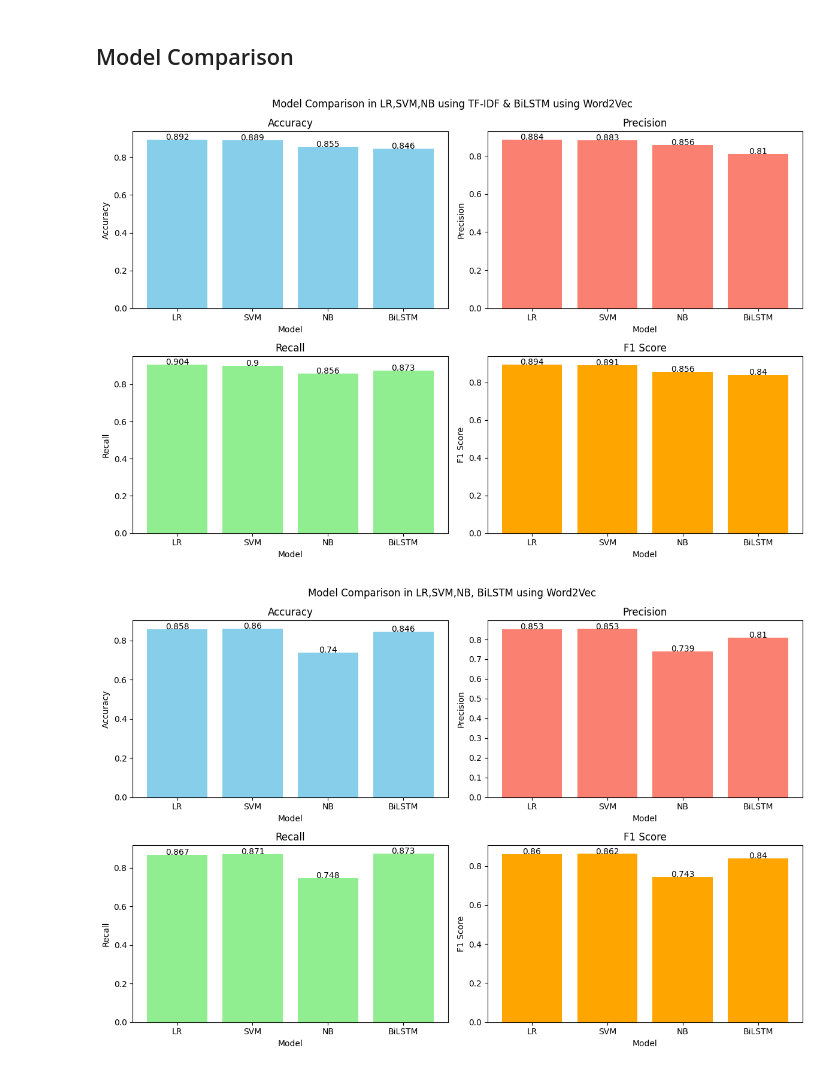
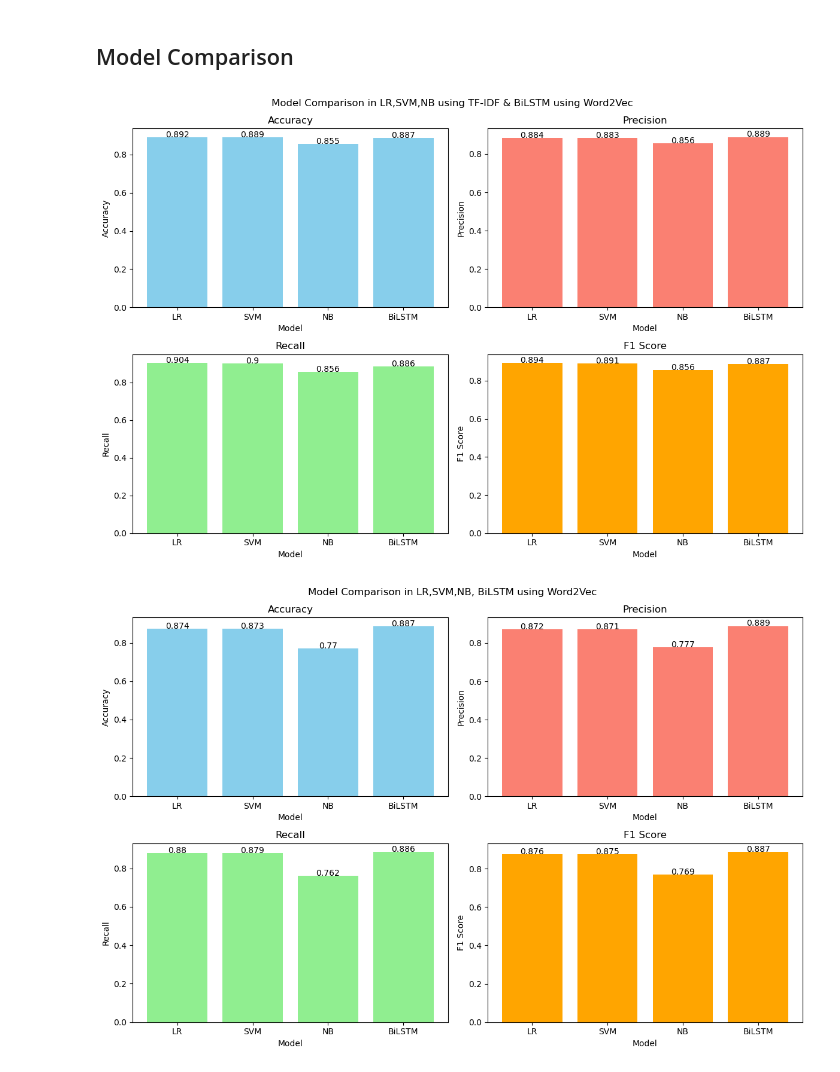
Before and after one commit to rizkyyusfian/SentimentAnalysis-50kIMDBMovieReviews, a Jupyter notebook: movie.ipynb, the cells around one changed output. Drawn from its saved outputs; the diff is of its cells as text; code cells hidden in the pictures.

```diff
--- a/movie.ipynb
+++ b/movie.ipynb
@@ -1301,7 +1315,7 @@ torch.save(model.state_dict(), 'model/bilstm_50k-new-50epoch-earlystop-split80-3
 # %%
 import pickle
 # Define the file path to save the data
-file_path = 'metrics/bilstm_50k-new-50epoch-earlystop-split80-32batch-ver3.pkl'
+file_path = 'metrics/bilstm_50k-neww2v-50epoch-earlystop50epoch-split80-32batch.pkl'
 
 # Create a dictionary to store the data
 data = {
@@ -1320,14 +1334,14 @@ Metrics saved successfully.
 # %% [markdown]
 #### Load Models & Metrics
 # %%
-model.load_state_dict(torch.load('model/bilstm_50k-new-50epoch-earlystop-split80-32batch-ver3.pth'))
+model.load_state_dict(torch.load('model/bilstm_50k-neww2v-50epoch-earlystop50epoch-split80-32batch.pth'))
 # model.load_state_dict(torch.load('/content/drive/MyDrive/UNIVERSITAS TELKOM S2/SEMESTER 3/DAMIN/UTS/model/bilstm_50k_new.pth', map_location=torch.device('cpu')))
 # %% [output]
 <All keys matched successfully>
 # %%
 import pickle
 # file_path = '/content/drive/MyDrive/UNIVERSITAS TELKOM S2/SEMESTER 3/DAMIN/UTS/metrics/bilstm_50k_new.pkl'
-file_path = 'metrics/bilstm_50k-new-50epoch-earlystop-split80-32batch-ver3.pkl'
+file_path = 'metrics/bilstm_50k-neww2v-50epoch-earlystop50epoch-split80-32batch.pkl'
 
 with open(file_path, 'rb') as f:
     metrics = pickle.load(f)
@@ -1413,0 +1418,5 @@ df_svm.head()
+# %%
+df_logreg = pd.read_csv('metrics/logreg.csv')
+df_nb = pd.read_csv('metrics/naivebayes.csv')
+df_svm = pd.read_csv('metrics/svm.csv')
+df_bilstm = pd.read_csv('metrics/bilstm.csv')
@@ -1590,83 +1616,80 @@ plt.figure(figsize=(12,8)).suptitle('Model Comparison in LR,SVM,NB using TF-IDF
 
 # Accuracy
 plt.subplot(2,2,1)
-plt.bar(['LR', 'SVM', 'NB', 'BiLSTM'], [logreg_tfidf_accuracy, svm_tfidf_accuracy, nb_tfidf_accuracy, bilstm_accuracy], color='skyblue')
+plt.bar(['LR', 'SVM', 'NB', 'BiLSTM'], [df_logreg['accuracy'][0], df_svm['accuracy'][0], df_nb['accuracy'][0], bilstm_accuracy], color='skyblue')
 for i in range(4):
-    plt.text(i, round([logreg_tfidf_accuracy, svm_tfidf_accuracy, nb_tfidf_accuracy, bilstm_accuracy][i], 3), round([logreg_tfidf_accuracy, svm_tfidf_accuracy, nb_tfidf_accuracy, bilstm_accuracy][i], 3), ha = 'center')
+    plt.text(i, round([df_logreg['accuracy'][0], df_svm['accuracy'][0], df_nb['accuracy'][0], bilstm_accuracy][i], 3), round([df_logreg['accuracy'][0], df_svm['accuracy'][0], df_nb['accuracy'][0], bilstm_accuracy][i], 3), ha = 'center')
 plt.title('Accuracy')
 plt.xlabel('Model')
 plt.ylabel('Accuracy')
 
 # Precision
 plt.subplot(2,2,2)
-plt.bar(['LR', 'SVM', 'NB', 'BiLSTM'], [logreg_tfidf_precision, svm_tfidf_precision, nb_tfidf_precision, bilstm_precision], color='salmon')
+plt.bar(['LR', 'SVM', 'NB', 'BiLSTM'], [df_logreg['precision'][0], df_svm['precision'][0], df_nb['precision'][0], bilstm_precision], color='salmon')
 for i in range(4):
-    plt.text(i, round([logreg_tfidf_precision, svm_tfidf_precision, nb_tfidf_precision, bilstm_precision][i], 3), round([logreg_tfidf_precision, svm_tfidf_precision, nb_tfidf_precision, bilstm_precision][i], 3), ha = 'center')
+    plt.text(i, round([df_logreg['precision'][0], df_svm['precision'][0], df_nb['precision'][0], bilstm_precision][i], 3), round([df_logreg['precision'][0], df_svm['precision'][0], df_nb['precision'][0], bilstm_precision][i], 3), ha = 'center')
 plt.title('Precision')
 plt.xlabel('Model')
 plt.ylabel('Precision')
 
 # Recall
 plt.subplot(2,2,3)
-plt.bar(['LR', 'SVM', 'NB', 'BiLSTM'], [logreg_tfidf_recall, svm_tfidf_recall, nb_tfidf_recall, bilstm_recall], color='lightgreen')
+plt.bar(['LR', 'SVM', 'NB', 'BiLSTM'], [df_logreg['recall'][0], df_svm['recall'][0], df_nb['recall'][0], bilstm_recall], color='lightgreen')
 for i in range(4):
-    plt.text(i, round([logreg_tfidf_recall, svm_tfidf_recall, nb_tfidf_recall, bilstm_recall][i], 3), round([logreg_tfidf_recall, svm_tfidf_recall, nb_tfidf_recall, bilstm_recall][i], 3), ha = 'center')
+    plt.text(i, round([df_logreg['recall'][0], df_svm['recall'][0], df_nb['recall'][0], bilstm_recall][i], 3), round([df_logreg['recall'][0], df_svm['recall'][0], df_nb['recall'][0], bilstm_recall][i], 3), ha = 'center')
 plt.title('Recall')
 plt.xlabel('Model')
 plt.ylabel('Recall')
 
 # F1 Score
 plt.subplot(2,2,4)
-plt.bar(['LR', 'SVM', 'NB', 'BiLSTM'], [logreg_tfidf_f1, svm_tfidf_f1, nb_tfidf_f1, bilstm_f1], color='orange')
+plt.bar(['LR', 'SVM', 'NB', 'BiLSTM'], [df_logreg['f1'][0], df_svm['f1'][0], df_nb['f1'][0], bilstm_f1], color='orange')
 for i in range(4):
-    plt.text(i, round([logreg_tfidf_f1, svm_tfidf_f1, nb_tfidf_f1, bilstm_f1][i], 3), round([logreg_tfidf_f1, svm_tfidf_f1, nb_tfidf_f1, bilstm_f1][i], 3), ha = 'center')
+    plt.text(i, round([df_logreg['f1'][0], df_svm['f1'][0], df_nb['f1'][0], bilstm_f1][i], 3), round([df_logreg['f1'][0], df_svm['f1'][0], df_nb['f1'][0], bilstm_f1][i], 3), ha = 'center')
 plt.title('F1 Score')
 plt.xlabel('Model')
 plt.ylabel('F1 Score')
 
 plt.tight_layout()
 plt.show()
 # %% [output]
-[figure, old version]
+[figure, new version]
 # %%
 # plot all accuracy, precision, recall, f1 in bar
 plt.figure(figsize=(12,8)).suptitle('Model Comparison in LR,SVM,NB, BiLSTM using Word2Vec')
-# fig=plt.figure()
-# fig.suptitle('Comparison of using TF-IDF in ML & W2V in BiLSTM')
-
 
 # Accuracy
 plt.subplot(2,2,1)
-plt.bar(['LR', 'SVM', 'NB', 'BiLSTM'], [logreg_w2v_accuracy, svm_w2v_accuracy, nb_w2v_accuracy, bilstm_accuracy], color='skyblue')
+plt.bar(['LR', 'SVM', 'NB', 'BiLSTM'], [df_logreg['accuracy'][1], df_svm['accuracy'][1], df_nb['accuracy'][1], bilstm_accuracy], color='skyblue')
 for i in range(4):
-    plt.text(i, round([logreg_w2v_accuracy, svm_w2v_accuracy, nb_w2v_accuracy, bilstm_accuracy][i], 3), round([logreg_w2v_accuracy, svm_w2v_accuracy, nb_w2v_accuracy, bilstm_accuracy][i], 3), ha = 'center')
+    plt.text(i, round([df_logreg['accuracy'][1], df_svm['accuracy'][1], df_nb['accuracy'][1], bilstm_accuracy][i], 3), round([df_logreg['accuracy'][1], df_svm['accuracy'][1], df_nb['accuracy'][1], bilstm_accuracy][i], 3), ha = 'center')
 plt.title('Accuracy')
 plt.xlabel('Model')
 plt.ylabel('Accuracy')
 
 # Precision
 plt.subplot(2,2,2)
-plt.bar(['LR', 'SVM', 'NB', 'BiLSTM'], [logreg_w2v_precision, svm_w2v_precision, nb_w2v_precision, bilstm_precision], color='salmon')
+plt.bar(['LR', 'SVM', 'NB', 'BiLSTM'], [df_logreg['precision'][1], df_svm['precision'][1], df_nb['precision'][1], bilstm_precision], color='salmon')
 for i in range(4):
-    plt.text(i, round([logreg_w2v_precision, svm_w2v_precision, nb_w2v_precision, bilstm_precision][i], 3), round([logreg_w2v_precision, svm_w2v_precision, nb_w2v_precision, bilstm_precision][i], 3), ha = 'center')
+    plt.text(i, round([df_logreg['precision'][1], df_svm['precision'][1], df_nb['precision'][1], bilstm_precision][i], 3), round([df_logreg['precision'][1], df_svm['precision'][1], df_nb['precision'][1], bilstm_precision][i], 3), ha = 'center')
 plt.title('Precision')
 plt.xlabel('Model')
 plt.ylabel('Precision')
 
 # Recall
 plt.subplot(2,2,3)
-plt.bar(['LR', 'SVM', 'NB', 'BiLSTM'], [logreg_w2v_recall, svm_w2v_recall, nb_w2v_recall, bilstm_recall], color='lightgreen')
+plt.bar(['LR', 'SVM', 'NB', 'BiLSTM'], [df_logreg['recall'][1], df_svm['recall'][1], df_nb['recall'][1], bilstm_recall], color='lightgreen')
 for i in range(4):
-    plt.text(i, round([logreg_w2v_recall, svm_w2v_recall, nb_w2v_recall, bilstm_recall][i], 3), round([logreg_w2v_recall, svm_w2v_recall, nb_w2v_recall, bilstm_recall][i], 3), ha = 'center')
+    plt.text(i, round([df_logreg['recall'][1], df_svm['recall'][1], df_nb['recall'][1], bilstm_recall][i], 3), round([df_logreg['recall'][1], df_svm['recall'][1], df_nb['recall'][1], bilstm_recall][i], 3), ha = 'center')
 plt.title('Recall')
 plt.xlabel('Model')
 plt.ylabel('Recall')
 
 # F1 Score
 plt.subplot(2,2,4)
-plt.bar(['LR', 'SVM', 'NB', 'BiLSTM'], [logreg_w2v_f1, svm_w2v_f1, nb_w2v_f1, bilstm_f1], color='orange')
+plt.bar(['LR', 'SVM', 'NB', 'BiLSTM'], [df_logreg['f1'][1], df_svm['f1'][1], df_nb['f1'][1], bilstm_f1], color='orange')
 for i in range(4):
-    plt.text(i, round([logreg_w2v_f1, svm_w2v_f1, nb_w2v_f1, bilstm_f1][i], 3), round([logreg_w2v_f1, svm_w2v_f1, nb_w2v_f1, bilstm_f1][i], 3), ha = 'center')
+    plt.text(i, round([df_logreg['f1'][1], df_svm['f1'][1], df_nb['f1'][1], bilstm_f1][i], 3), round([df_logreg['f1'][1], df_svm['f1'][1], df_nb['f1'][1], bilstm_f1][i], 3), ha = 'center')
 plt.title('F1 Score')
 plt.xlabel('Model')
 plt.ylabel('F1 Score')
@@ -1674,7 +1697,7 @@ plt.ylabel('F1 Score')
 plt.tight_layout()
 plt.show()
 # %% [output]
-[figure, old version]
+[figure, new version]
 # %%
 # plot all accuracy, precision, recall, f1 in bar
 plt.figure(figsize=(12,8)).suptitle('Model Comparison in LR,SVM,NB using TF-IDF,Word2Vec & BiLSTM using Word2Vec')
```
Also changed, not shown: parts of 36 cells of this notebook, 20 other files.
